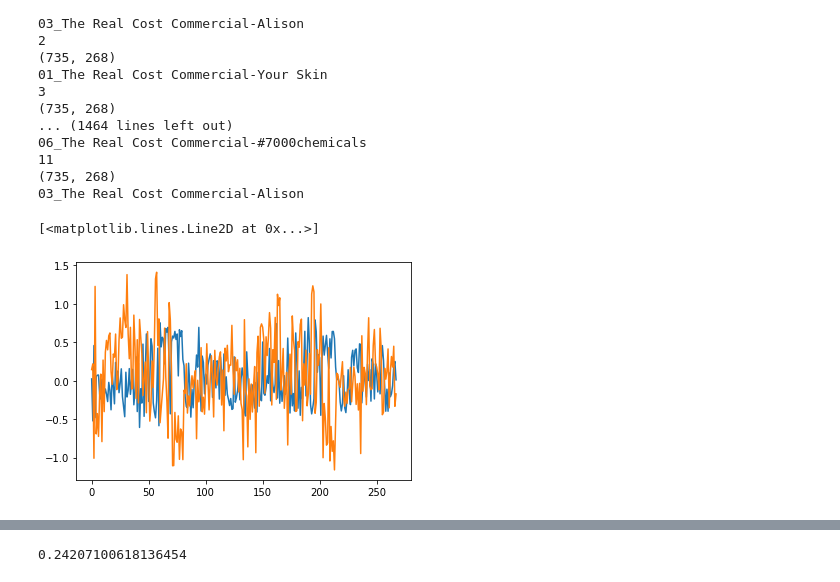
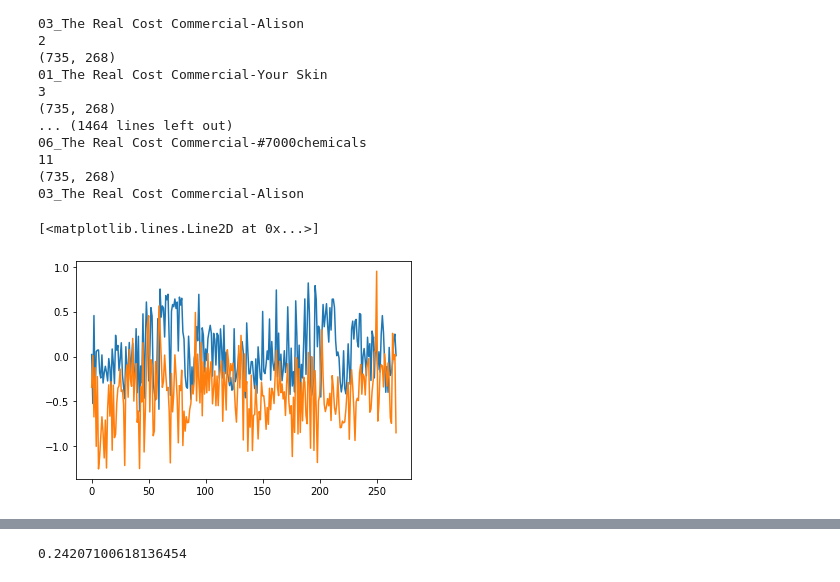
Before and after one commit to shelbywilcox/realcost_memory_isc, a Jupyter notebook: scripts/cmse_analysis_03.ipynb, the cells around one changed output, grey strips where cells are left out. Drawn from its saved outputs; the diff is of its cells as text; code cells hidden in the pictures.

```diff
--- a/scripts/cmse_analysis_03.ipynb
+++ b/scripts/cmse_analysis_03.ipynb
@@ -131,7 +132,7 @@ PSA038
 # %%
 plt.plot(subjs_spots_data['PSA003']['04_The Real Cost Commercial-Stay In Control']['view_data'])
 
-plt.plot(subjs_spots_data['PSA003']['02 _SKIN']['imagine_data'])
+plt.plot(subjs_spots_data['PSA003']['02_The Real Cost Commercial-Your Teeth']['imagine_data'])
 # %% [output]
 [<matplotlib.lines.Line2D at 0x...>]
-[figure, old version]
+[figure, new version]
```
Also changed, not shown: parts of 9 cells of this notebook.
